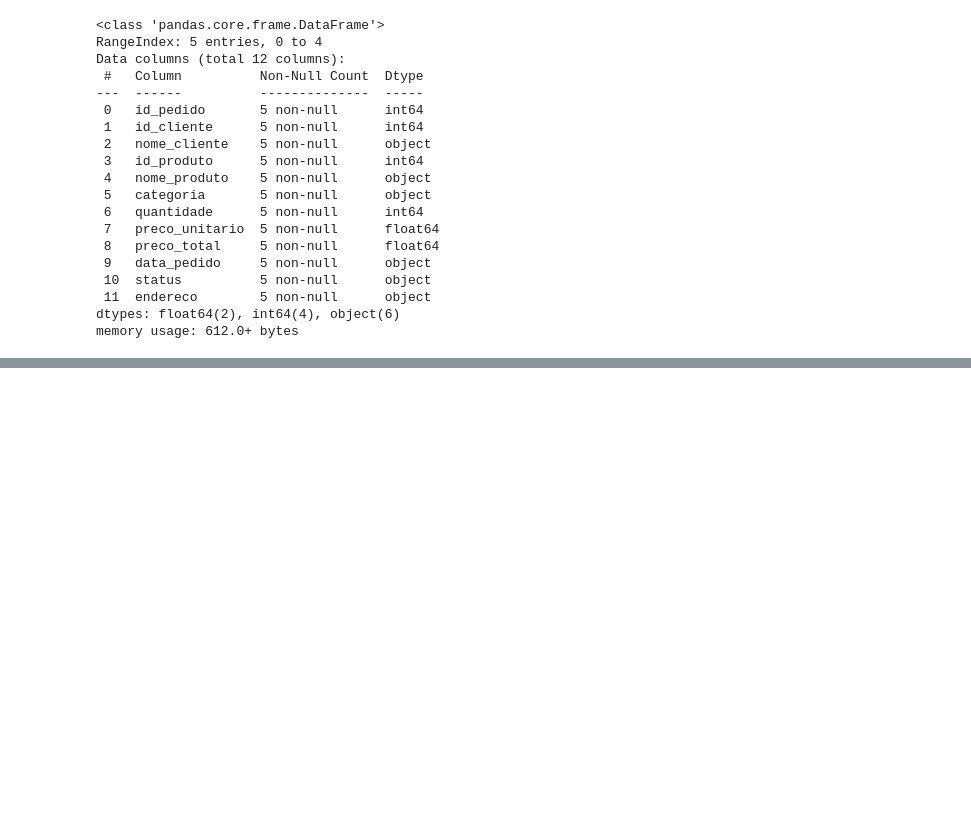
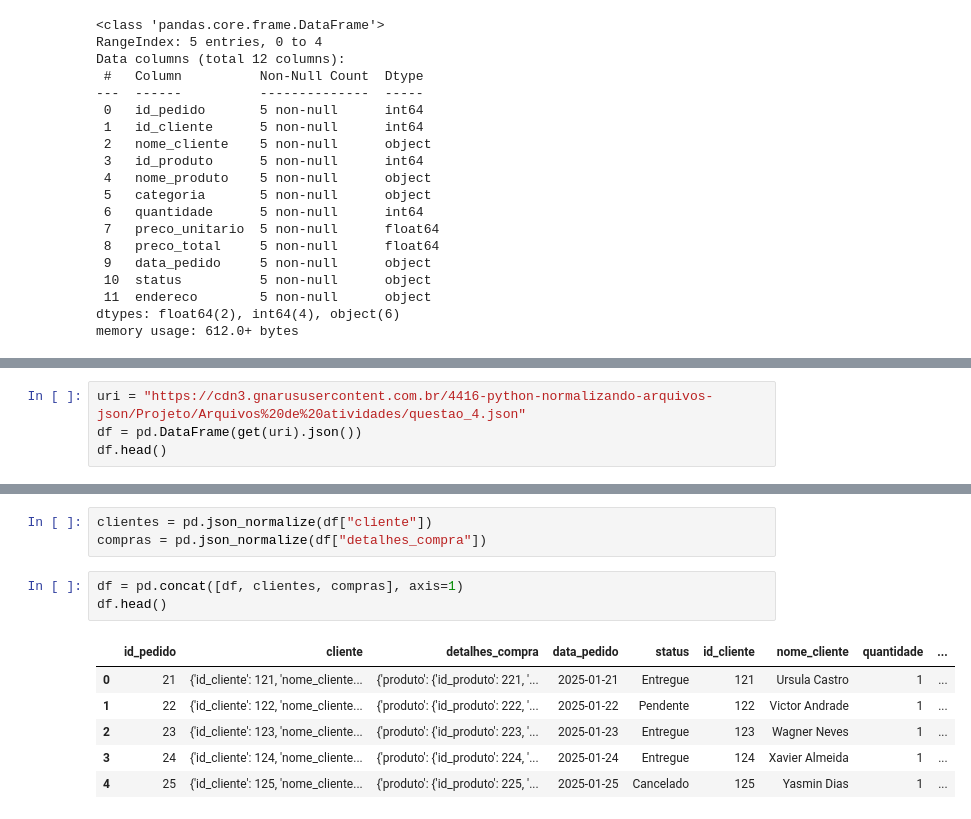
Before and after one commit to matheuspfferreira/estudos-python, a Jupyter notebook: desafios-01/desafios_resolvidos_json.ipynb, the cells around one changed output, grey strips where cells are left out. Saved outputs shown, nothing was run; the diff lists cells and outputs as text; blank space fills up the shorter version.

```diff
--- a/desafios-01/desafios_resolvidos_json.ipynb
+++ b/desafios-01/desafios_resolvidos_json.ipynb
@@ -69,0 +117,4 @@ memory usage: 612.0+ bytes
+# %%
+uri = "https://cdn3.gnarususercontent.com.br/4416-python-normalizando-arquivos-json/Projeto/Arquivos%20de%20atividades/questao_4.json"
+df = pd.DataFrame(get(uri).json())
+df.head()
@@ -69,0 +137,13 @@ memory usage: 612.0+ bytes
+# %%
+clientes = pd.json_normalize(df["cliente"])
+compras = pd.json_normalize(df["detalhes_compra"])
+# %%
+df = pd.concat([df, clientes, compras], axis=1)
+df.head()
+# %% [output]
+|  | id_pedido | cliente | detalhes_compra | data_pedido | status | id_cliente | nome_cliente | quantidade | ... |
+| 0 | 21 | {'id_cliente': 121, 'nome_cliente... | {'produto': {'id_produto': 221, '... | 2025-01-21 | Entregue | 121 | Ursula Castro | 1 | ... |
+| 1 | 22 | {'id_cliente': 122, 'nome_cliente... | {'produto': {'id_produto': 222, '... | 2025-01-22 | Pendente | 122 | Victor Andrade | 1 | ... |
+| 2 | 23 | {'id_cliente': 123, 'nome_cliente... | {'produto': {'id_produto': 223, '... | 2025-01-23 | Entregue | 123 | Wagner Neves | 1 | ... |
+| 3 | 24 | {'id_cliente': 124, 'nome_cliente... | {'produto': {'id_produto': 224, '... | 2025-01-24 | Entregue | 124 | Xavier Almeida | 1 | ... |
+| 4 | 25 | {'id_cliente': 125, 'nome_cliente... | {'produto': {'id_produto': 225, '... | 2025-01-25 | Cancelado | 125 | Yasmin Dias | 1 | ... |
```
Also changed, not shown: parts of 17 cells of this notebook.
